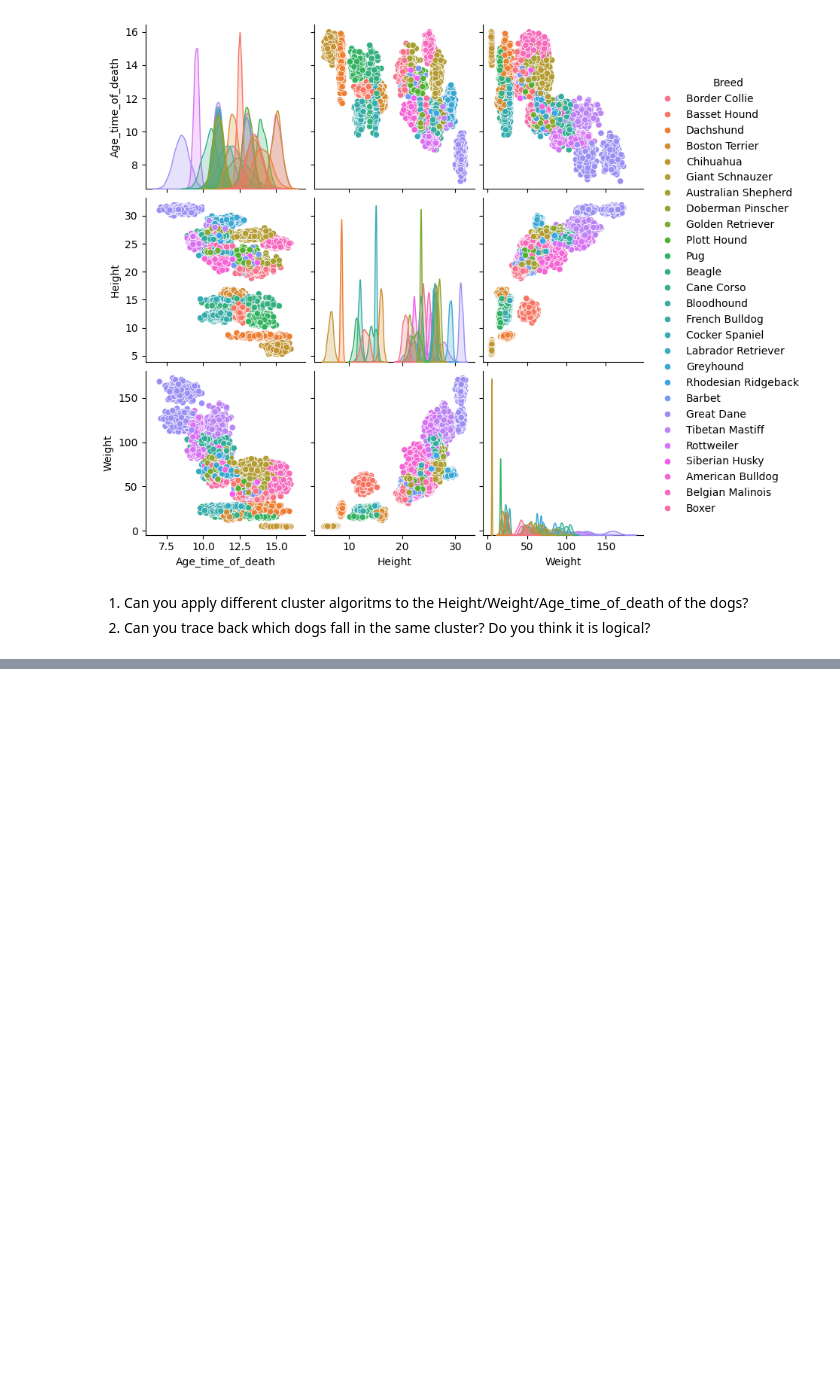
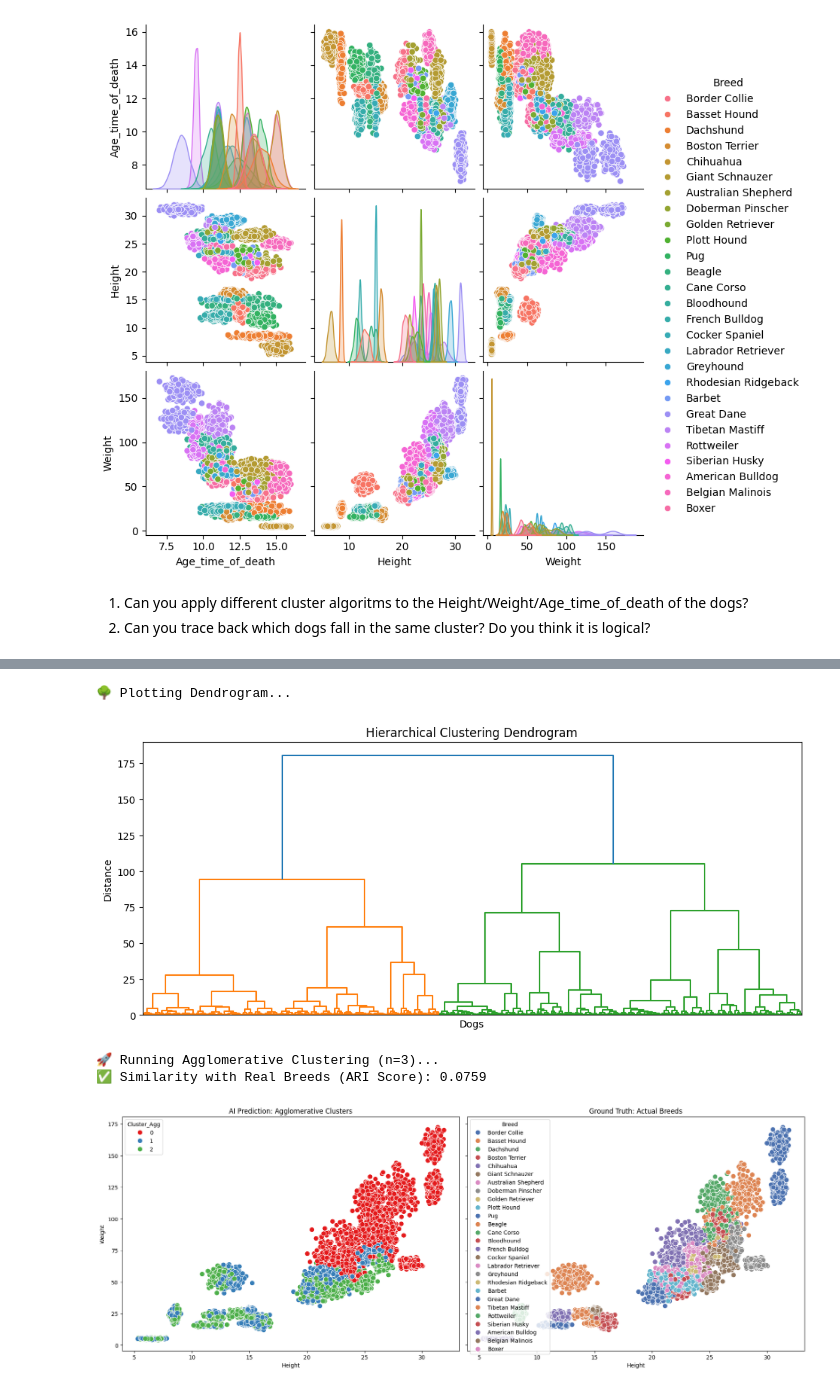
Before and after one commit to niboR13s/Data-science-code, a Jupyter notebook: Homework/Week_03/Unsupervised methods/00_Dog_clustering.ipynb, the cells around one changed output, grey strips where cells are left out. Saved outputs shown, nothing was run; the diff lists cells and outputs as text; code cells hidden in the pictures; blank space fills up the shorter version.

```diff
--- a/Homework/Week_03/Unsupervised methods/00_Dog_clustering.ipynb
+++ b/Homework/Week_03/Unsupervised methods/00_Dog_clustering.ipynb
@@ -38,0 +117,49 @@ sns.pairplot(df.drop(['Gender','Skills','Likes'],axis=1), hue='Breed')
+# %%
+import matplotlib.pyplot as plt
+import seaborn as sns
+from sklearn.cluster import AgglomerativeClustering
+from scipy.cluster.hierarchy import dendrogram, linkage
+from sklearn.metrics import adjusted_rand_score
+
+# (Assuming X_scaled is already created in the previous cell)
+
+# --- 1. Dendrogram ---
+print("🌳 Plotting Dendrogram...")
+plt.figure(figsize=(12, 5))
+dendro_linkage = linkage(X_scaled, method='ward')
+dendrogram(dendro_linkage, no_labels=True)
+plt.title('Hierarchical Clustering Dendrogram')
+plt.xlabel('Dogs')
+plt.ylabel('Distance')
+plt.show()
+
+# --- 2. Apply Agglomerative Clustering ---
+n_clusters = 3
+print(f"🚀 Running Agglomerative Clustering (n={n_clusters})...")
+
+agg_clus = AgglomerativeClustering(n_clusters=n_clusters, linkage='ward')
+df_clus['Cluster_Agg'] = agg_clus.fit_predict(X_scaled)
+
+# --- 3. Comparison with Ground Truth ---
+ari_score = adjusted_rand_score(df_clus['Breed'], df_clus['Cluster_Agg'])
+print(f"✅ Similarity with Real Breeds (ARI Score): {ari_score:.4f}")
+
+# Side-by-Side Visualization
+fig, axes = plt.subplots(1, 2, figsize=(18, 7), sharey=True)
+
+# Plot 1: AI Clusters
+sns.scatterplot(data=df_clus, x='Height', y='Weight', hue='Cluster_Agg', palette='Set1', s=80, ax=axes[0])
+axes[0].set_title(f'AI Prediction: Agglomerative Clusters')
+
+# Plot 2: Real Breeds
+sns.scatterplot(data=df_clus, x='Height', y='Weight', hue='Breed', palette='deep', s=80, ax=axes[1])
+axes[1].set_title('Ground Truth: Actual Breeds')
+
+plt.tight_layout()
+plt.show()
+# %% [output]
+🌳 Plotting Dendrogram...
+[figure, added]
+🚀 Running Agglomerative Clustering (n=3)...
+✅ Similarity with Real Breeds (ARI Score): 0.0759
+[figure, added]
```
Also changed, not shown: parts of 4 cells of this notebook, 7 other files.
